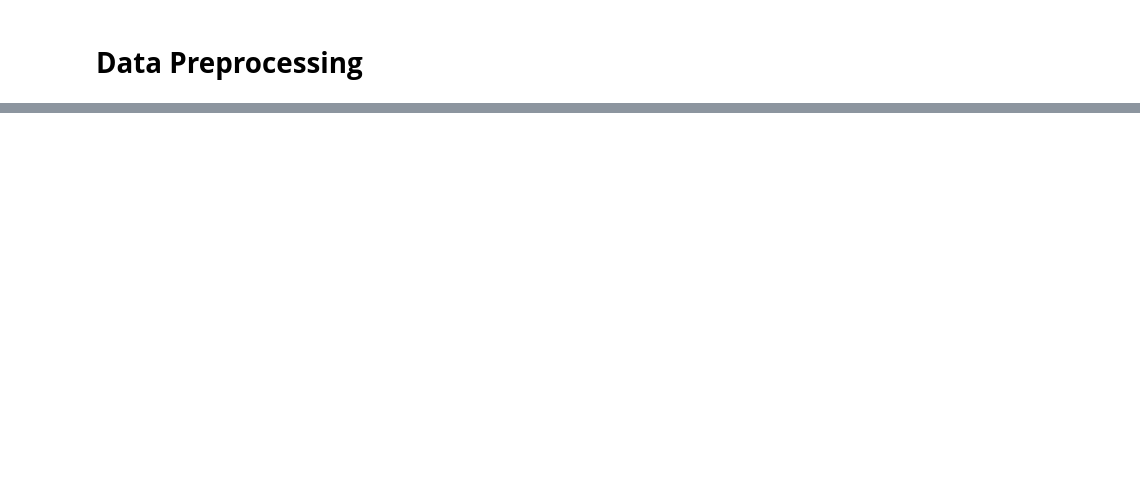
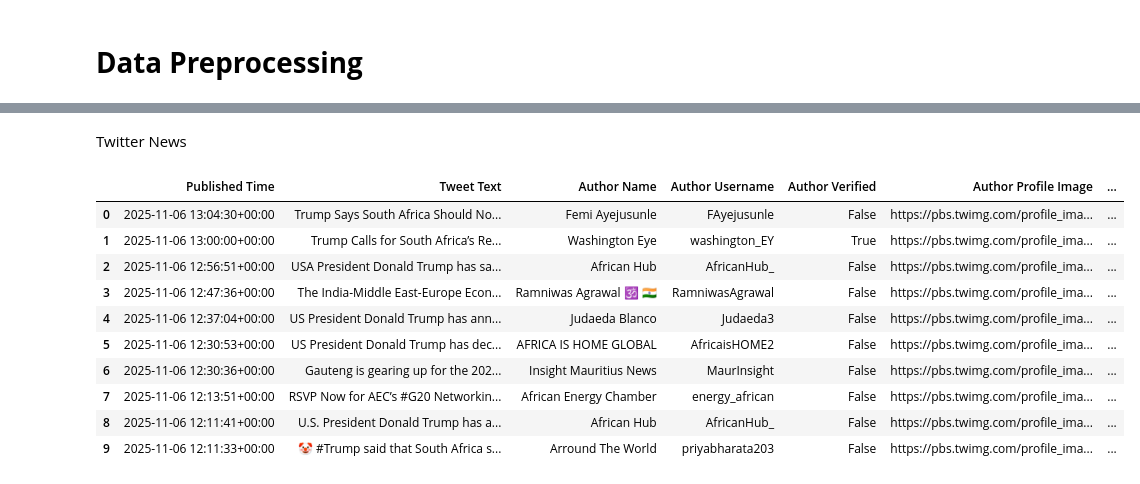
Before and after one commit to kuheli31/Fake-News-Detector, a Jupyter notebook: Fake_News_Detection.ipynb, the cells around one changed output, grey strips where cells are left out. Cells and saved outputs as stored; diff of their text form; code cells hidden in the pictures; blank space fills up the shorter version.

```diff
--- a/Fake_News_Detection.ipynb
+++ b/Fake_News_Detection.ipynb
@@ -112,12 +122,13 @@ CSV saved as 'news_articles_with_similarity.csv'
 # %%
 # Importing necessary libraries for X (Twitter) API interaction
 import tweepy
+import pandas as pd
 
 # Hardcoded Bearer Token
 X_API_BEARER_TOKEN = "AAAAAAAAAAAAAAAAAAAAAKCJ4QEAAAAAcEQy2tIw03BHpMFUg3fg9sbpGu8%3Db2Q2D7tbJUI2A0fJjOOMz69iKILmCmXeBYwVNNoxOaty3y2Oj2"
 
-#Searching in tweets
-question = news_check.strip()
+# Searching in tweets
+question = " ".join(news_check).strip()
 
 # --- Main Execution Block ---
 if not X_API_BEARER_TOKEN or not question:
@@ -127,12 +138,12 @@ else:
         # Initialize Tweepy Client
         client = tweepy.Client(X_API_BEARER_TOKEN)
 
-        # API Call with image support
+        # API Call with image and profile image support
         response = client.search_recent_tweets(
             query=f'{question} -is:retweet has:images lang:en',
             max_results=10,
             tweet_fields=['created_at', 'public_metrics', 'attachments'],
-            user_fields=['name', 'username', 'verified'],
+            user_fields=['name', 'username', 'verified', 'profile_image_url'],
             media_fields=['url', 'preview_image_url', 'type'],
             expansions=['author_id', 'attachments.media_keys']
         )
@@ -145,6 +156,10 @@ else:
             media = {m['media_key']: m for m in response.includes.get('media', [])} if response.includes else {}
 
             print("\n--- Found Tweets ---\n")
+
+            # --- Create list for DataFrame ---
+            tweet_rows = []
+
             for tweet in tweets:
                 author = users.get(tweet.author_id)
                 media_urls = []
@@ -158,10 +173,13 @@ else:
                 tweet_url = f"https://x.com/{author.username}/status/{tweet.id}" if author else None
                 author_url = f"https://x.com/{author.username}" if author else None
 
+                # --- Print Output ---
                 print(f"Published Time: {tweet.created_at}")
                 print(f"Tweet Text: {tweet.text}")
                 if author:
                     print(f"Author Name: {author.name} (@{author.username})")
+                    print(f"Author Verified: {author.verified}")
+                    print(f"Author Profile Image: {author.profile_image_url}")
                     print(f"Author URL: {author_url}")
                 print(f"Tweet URL: {tweet_url}")
 
@@ -172,7 +190,34 @@ else:
                 else:
                     print("No images found.")
 
+                # Engagement metrics
+                if tweet.public_metrics:
+                    print(f"Likes: {tweet.public_metrics.get('like_count', 0)}")
+                    print(f"Retweets: {tweet.public_metrics.get('retweet_count', 0)}")
+                    print(f"Replies: {tweet.public_metrics.get('reply_count', 0)}")
                 print("\n")
+
+                # --- Add tweet info for DataFrame ---
+                tweet_rows.append({
+                    "Published Time": tweet.created_at,
+                    "Tweet Text": tweet.text,
+                    "Author Name": author.name if author else None,
+                    "Author Username": author.username if author else None,
+                    "Author Verified": author.verified if author else None,
+                    "Author Profile Image": author.profile_image_url if author else None,
+                    "Author URL": author_url,
+                    "Tweet URL": tweet_url,
+                    "Image URLs": ", ".join(media_urls) if media_urls else None,
+                    "Likes": tweet.public_metrics.get("like_count") if tweet.public_metrics else None,
+                    "Retweets": tweet.public_metrics.get("retweet_count") if tweet.public_metrics else None,
+                    "Replies": tweet.public_metrics.get("reply_count") if tweet.public_metrics else None
+                })
+
+            # --- Convert tweets to DataFrame and save to CSV ---
+            df_tweets = pd.DataFrame(tweet_rows)
+            df_tweets.to_csv('tweets.csv', index=False, encoding='utf-8')
+
+            print("✅ Tweets successfully saved to 'tweets.csv'")
 
     except tweepy.errors.Unauthorized:
         print("\n--- AUTHENTICATION ERROR ---")
@@ -1060,0 +502,16 @@ reddit_posts
+# %% [markdown]
+Twitter News
+# %%
+df_tweets
+# %% [output]
+|  | Published Time | Tweet Text | Author Name | Author Username | Author Verified | Author Profile Image | ... |
+| 0 | 2025-11-06 13:04:30+00:00 | Trump Says South Africa Should No... | Femi Ayejusunle | FAyejusunle | False | https://pbs.twimg.com/profile_ima... | ... |
+| 1 | 2025-11-06 13:00:00+00:00 | Trump Calls for South Africa’s Re... | Washington Eye | washington_EY | True | https://pbs.twimg.com/profile_ima... | ... |
+| 2 | 2025-11-06 12:56:51+00:00 | USA President Donald Trump has sa... | African Hub | AfricanHub_ | False | https://pbs.twimg.com/profile_ima... | ... |
+| 3 | 2025-11-06 12:47:36+00:00 | The India-Middle East-Europe Econ... | Ramniwas Agrawal 🕉️ 🇮🇳 | RamniwasAgrawal | False | https://pbs.twimg.com/profile_ima... | ... |
+| 4 | 2025-11-06 12:37:04+00:00 | US President Donald Trump has ann... | Judaeda Blanco | Judaeda3 | False | https://pbs.twimg.com/profile_ima... | ... |
+| 5 | 2025-11-06 12:30:53+00:00 | US President Donald Trump has dec... | AFRICA IS HOME GLOBAL | AfricaisHOME2 | False | https://pbs.twimg.com/profile_ima... | ... |
+| 6 | 2025-11-06 12:30:36+00:00 | Gauteng is gearing up for the 202... | Insight Mauritius News | MaurInsight | False | https://pbs.twimg.com/profile_ima... | ... |
+| 7 | 2025-11-06 12:13:51+00:00 | RSVP Now for AEC’s #G20 Networkin... | African Energy Chamber | energy_african | False | https://pbs.twimg.com/profile_ima... | ... |
+| 8 | 2025-11-06 12:11:41+00:00 | U.S. President Donald Trump has a... | African Hub | AfricanHub_ | False | https://pbs.twimg.com/profile_ima... | ... |
+| 9 | 2025-11-06 12:11:33+00:00 | 🤡 #Trump said that South Africa s... | Arround The World | priyabharata203 | False | https://pbs.twimg.com/profile_ima... | ... |
```
Also changed, not shown: parts of 44 cells of this notebook.
